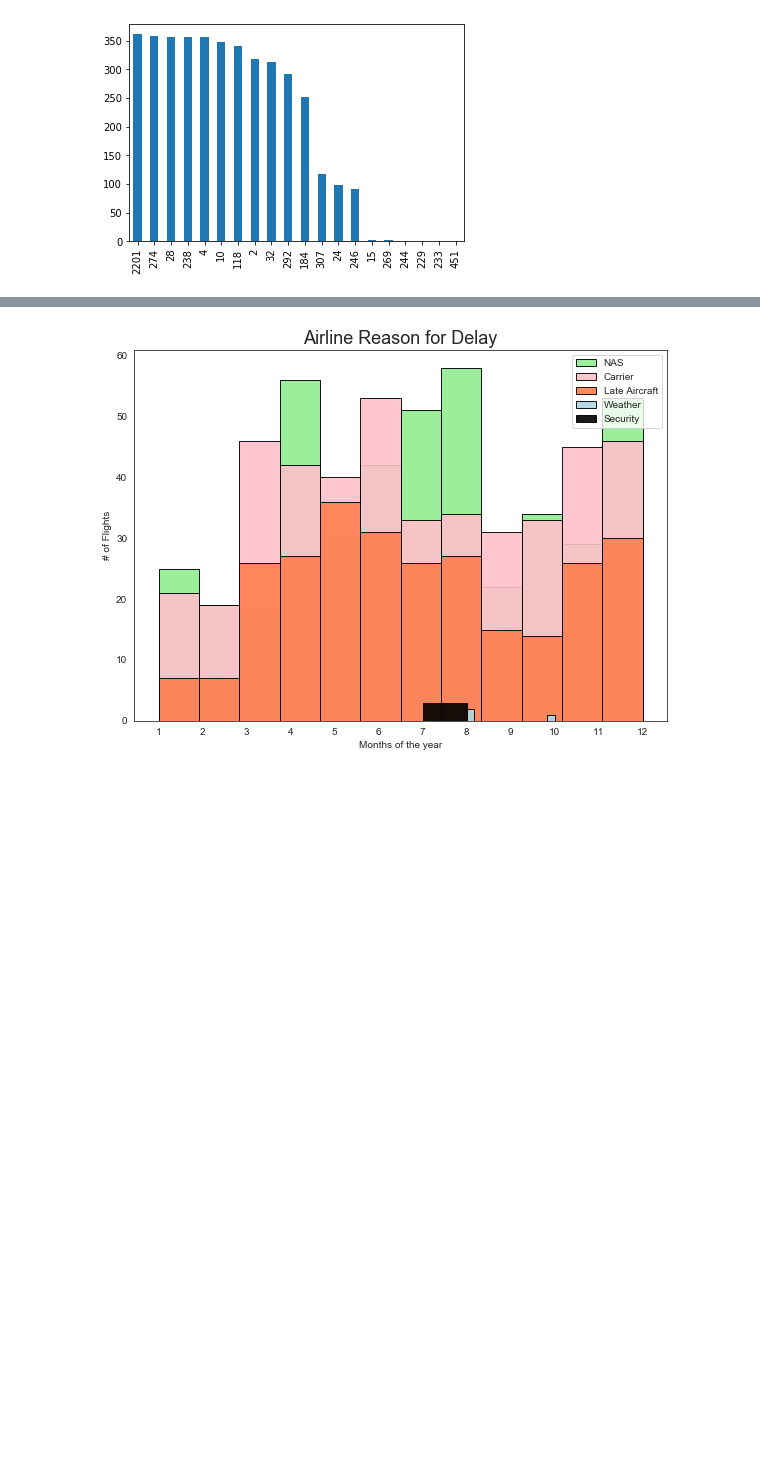
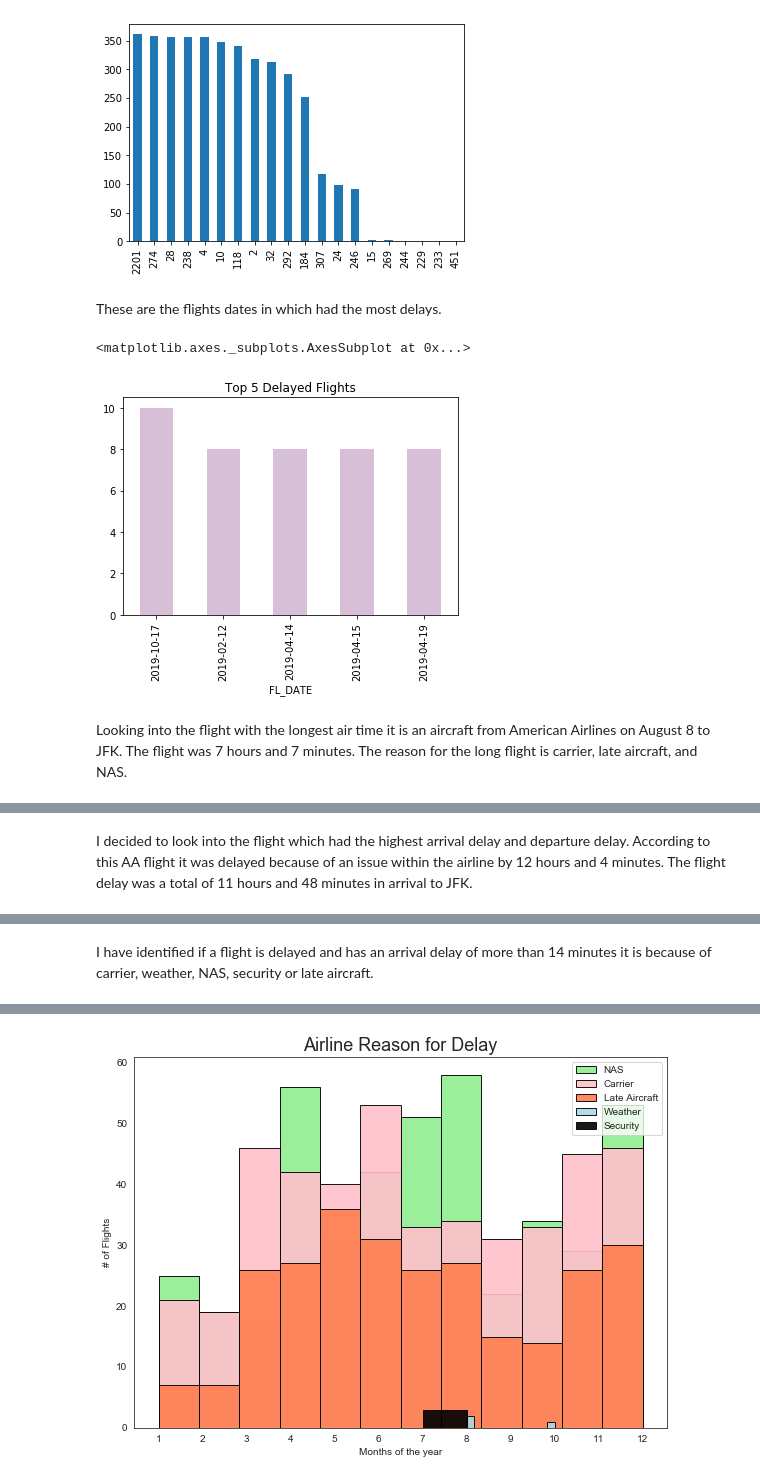
Before and after one commit to emilia329/Fly-High, a Jupyter notebook: LAX.ipynb, the cells around one changed output, grey strips where cells are left out. Saved outputs shown, nothing was run; the diff lists cells and outputs as text; code cells hidden in the pictures; blank space fills up the shorter version.

```diff
--- a/LAX.ipynb
+++ b/LAX.ipynb
@@ -142,9 +164,20 @@ AA['OP_CARRIER_FL_NUM'].value_counts().plot(kind='bar')
 # %% [output]
 <matplotlib.axes._subplots.AxesSubplot at 0x...>
 [figure]
+# %% [markdown]
+These are the flights dates in which had the most delays.
+# %%
+AA[AA['ARR_DELAY'] > 14].groupby(['FL_DATE']).size().nlargest().plot(kind='bar',color='thistle', title='Top 5 Delayed Flights')
+# %% [output]
+<matplotlib.axes._subplots.AxesSubplot at 0x...>
+[figure, added]
+# %% [markdown]
+Looking into the flight with the longest air time it is an aircraft from American Airlines on August 8 to JFK. The flight was 7 hours and 7 minutes. The reason for the long flight is carrier, late aircraft, and NAS.
 # %%
 AA[AA['AIR_TIME']==AA['AIR_TIME'].max()]
 # %% [output]
 |  | QUARTER | MONTH | DAY_OF_MONTH | DAY_OF_WEEK | FL_DATE | OP_UNIQUE_CARRIER | OP_CARRIER_FL_NUM | ... |
 | 16199 | 3 | 8 | 8 | 4 | 2019-08-08 | AA | 274 | ... |
+# %% [markdown]
+I decided to look into the flight which had the highest arrival delay and departure delay. According to this AA flight it was delayed because of an issue within the airline by 12 hours and 4 minutes. The flight delay was a total of 11 hours and 48 minutes in arrival to JFK.
 # %%
@@ -152,6 +185,8 @@ AA[AA['ARR_DELAY']==AA['ARR_DELAY'].max()]
 # %% [output]
 |  | QUARTER | MONTH | DAY_OF_MONTH | DAY_OF_WEEK | FL_DATE | OP_UNIQUE_CARRIER | OP_CARRIER_FL_NUM | ... |
 | 12659 | 2 | 6 | 7 | 5 | 2019-06-07 | AA | 292 | ... |
+# %% [markdown]
+I have identified if a flight is delayed and has an arrival delay of more than 14 minutes it is because of carrier, weather, NAS, security or late aircraft.
 # %%
 AAdelays = LAX[(LAX['class'] ==2 ) & (LAX['OP_UNIQUE_CARRIER'] =='AA') & (LAX['ARR_DELAY'] > 14)]
 AAdelays
```
Also changed, not shown: parts of 68 cells of this notebook.
